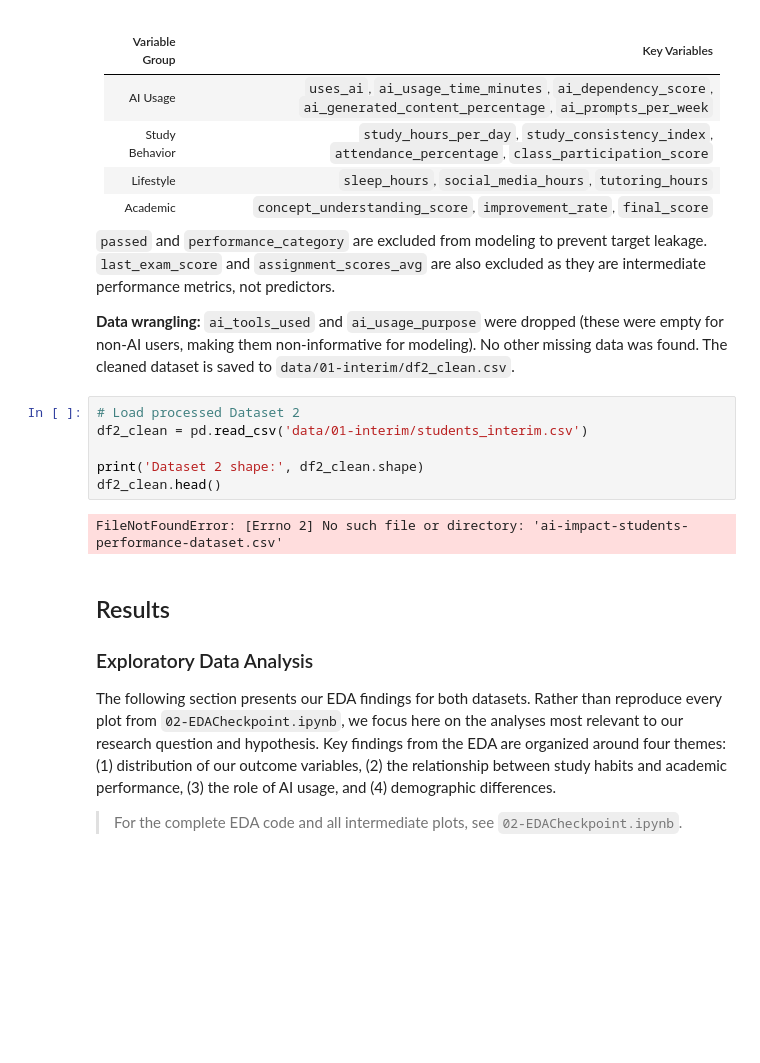
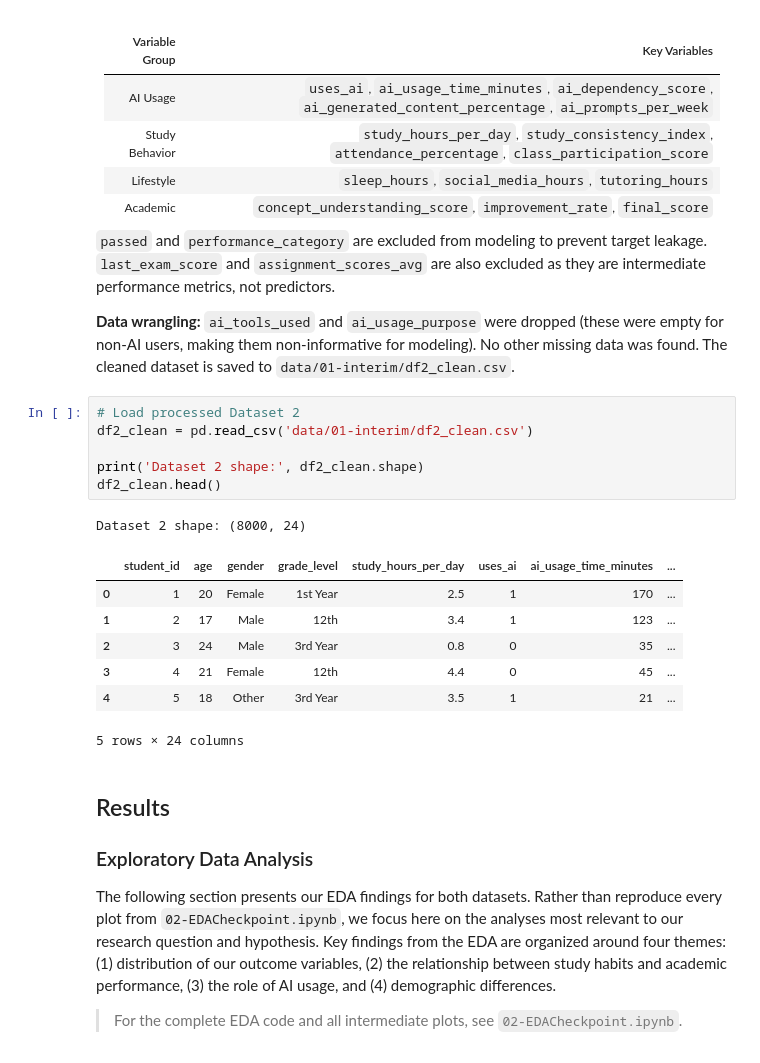
Before and after one commit to COGS108/Group016_WI26, a Jupyter notebook: 03-FinalProject.ipynb, the cells around one changed output. Cells and saved outputs as stored; diff of their text form; blank space fills up the shorter version.

```diff
--- a/03-FinalProject.ipynb
+++ b/03-FinalProject.ipynb
@@ -159,12 +159,19 @@ This dataset focuses on how AI tool usage interacts with study behaviors and aca
 **Data wrangling:** `ai_tools_used` and `ai_usage_purpose` were dropped (these were empty for non-AI users, making them non-informative for modeling). No other missing data was found. The cleaned dataset is saved to `data/01-interim/df2_clean.csv`.
 # %%
 # Load processed Dataset 2
-df2_clean = pd.read_csv('data/01-interim/students_interim.csv')
+df2_clean = pd.read_csv('data/01-interim/df2_clean.csv')
 
 print('Dataset 2 shape:', df2_clean.shape)
 df2_clean.head()
 # %% [output]
-FileNotFoundError: [Errno 2] No such file or directory: 'ai-impact-students-performance-dataset.csv'
+Dataset 2 shape: (8000, 24)
+|  | student_id | age | gender | grade_level | study_hours_per_day | uses_ai | ai_usage_time_minutes | ... |
+| 0 | 1 | 20 | Female | 1st Year | 2.5 | 1 | 170 | ... |
+| 1 | 2 | 17 | Male | 12th | 3.4 | 1 | 123 | ... |
+| 2 | 3 | 24 | Male | 3rd Year | 0.8 | 0 | 35 | ... |
+| 3 | 4 | 21 | Female | 12th | 4.4 | 0 | 45 | ... |
+| 4 | 5 | 18 | Other | 3rd Year | 3.5 | 1 | 21 | ... |
+5 rows × 24 columns
 # %% [markdown]
 ## Results
 
```
Also changed, not shown: parts of 7 cells of this notebook.
